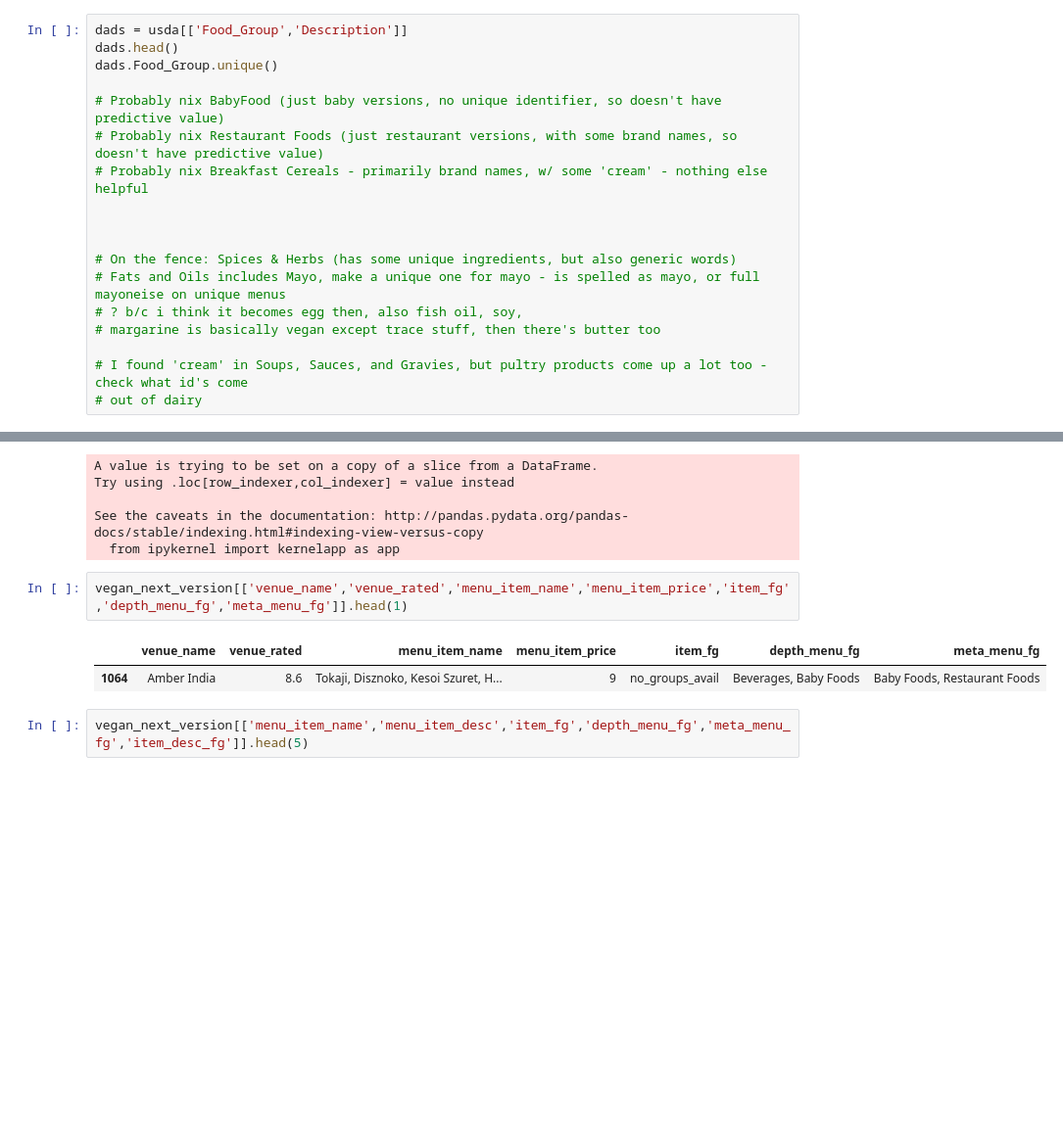
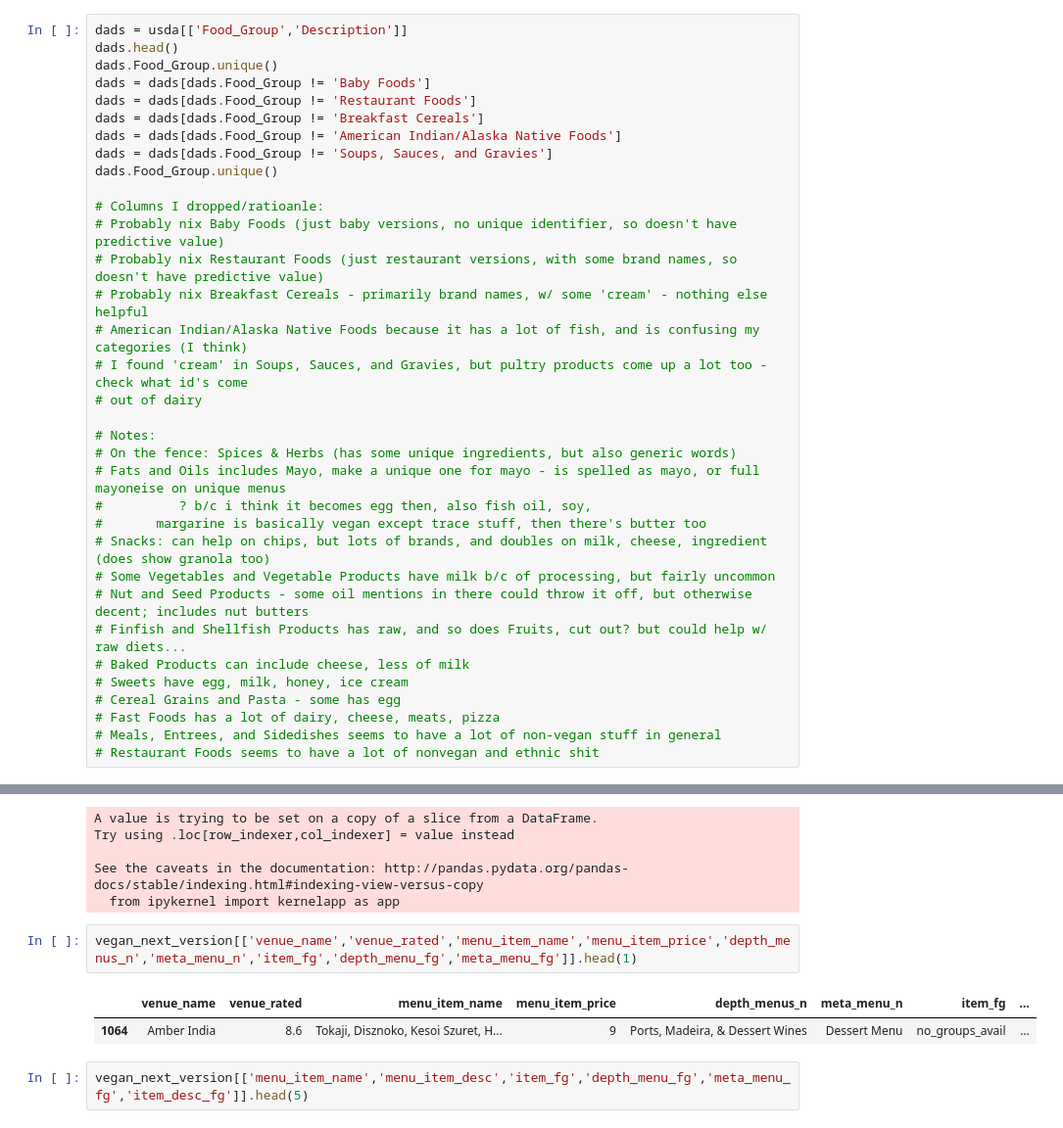
Before and after one commit to AnotherGuitar/DSI-SF-4-anotherguitar, a Jupyter notebook: projects/Capstone Stuff/Setup and Model.ipynb, the cells around one changed output, grey strips where cells are left out. Shown at 98% size. Saved outputs shown, nothing was run; the diff lists cells and outputs as text; blank space fills up the shorter version.

```diff
--- a/projects/Capstone Stuff/Setup and Model.ipynb
+++ b/projects/Capstone Stuff/Setup and Model.ipynb
@@ -72,18 +72,34 @@ usda.head()
 dads = usda[['Food_Group','Description']]
 dads.head()
 dads.Food_Group.unique()
+dads = dads[dads.Food_Group != 'Baby Foods']
+dads = dads[dads.Food_Group != 'Restaurant Foods']
+dads = dads[dads.Food_Group != 'Breakfast Cereals']
+dads = dads[dads.Food_Group != 'American Indian/Alaska Native Foods']
+dads = dads[dads.Food_Group != 'Soups, Sauces, and Gravies']
+dads.Food_Group.unique()
 
-# Probably nix BabyFood (just baby versions, no unique identifier, so doesn't have predictive value)
+# Columns I dropped/ratioanle:
+# Probably nix Baby Foods (just baby versions, no unique identifier, so doesn't have predictive value)
 # Probably nix Restaurant Foods (just restaurant versions, with some brand names, so doesn't have predictive value)
 # Probably nix Breakfast Cereals - primarily brand names, w/ some 'cream' - nothing else helpful
+# American Indian/Alaska Native Foods because it has a lot of fish, and is confusing my categories (I think)
+# I found 'cream' in Soups, Sauces, and Gravies, but pultry products come up a lot too - check what id's come
+# out of dairy
 
-
-
+# Notes:
 # On the fence: Spices & Herbs (has some unique ingredients, but also generic words)
 # Fats and Oils includes Mayo, make a unique one for mayo - is spelled as mayo, or full mayoneise on unique menus
-# ? b/c i think it becomes egg then, also fish oil, soy,
-# margarine is basically vegan except trace stuff, then there's butter too
-
-# I found 'cream' in Soups, Sauces, and Gravies, but pultry products come up a lot too - check what id's come
-# out of dairy
+#          ? b/c i think it becomes egg then, also fish oil, soy,
+#       margarine is basically vegan except trace stuff, then there's butter too
+# Snacks: can help on chips, but lots of brands, and doubles on milk, cheese, ingredient (does show granola too)
+# Some Vegetables and Vegetable Products have milk b/c of processing, but fairly uncommon
+# Nut and Seed Products - some oil mentions in there could throw it off, but otherwise decent; includes nut butters
+# Finfish and Shellfish Products has raw, and so does Fruits, cut out? but could help w/ raw diets...
+# Baked Products can include cheese, less of milk
+# Sweets have egg, milk, honey, ice cream
+# Cereal Grains and Pasta - some has egg
+# Fast Foods has a lot of dairy, cheese, meats, pizza
+# Meals, Entrees, and Sidedishes seems to have a lot of non-vegan stuff in general
+# Restaurant Foods seems to have a lot of nonvegan and ethnic shit
 # %% [output]
@@ -209,10 +227,10 @@ Try using .loc[row_indexer,col_indexer] = value instead
 See the caveats in the documentation: http://pandas.pydata.org/pandas-docs/stable/indexing.html#indexing-view-versus-copy
   from ipykernel import kernelapp as app
 # %%
-vegan_next_version[['venue_name','venue_rated','menu_item_name','menu_item_price','item_fg','depth_menu_fg','meta_menu_fg']].head(1)
+vegan_next_version[['venue_name','venue_rated','menu_item_name','menu_item_price','depth_menus_n','meta_menu_n','item_fg','depth_menu_fg','meta_menu_fg']].head(1)
 # %% [output]
-|  | venue_name | venue_rated | menu_item_name | menu_item_price | item_fg | depth_menu_fg | meta_menu_fg |
-| 1064 | Amber India | 8.6 | Tokaji, Disznoko, Kesoi Szuret, H... | 9 | no_groups_avail | Beverages, Baby Foods | Baby Foods, Restaurant Foods |
+|  | venue_name | venue_rated | menu_item_name | menu_item_price | depth_menus_n | meta_menu_n | item_fg | ... |
+| 1064 | Amber India | 8.6 | Tokaji, Disznoko, Kesoi Szuret, H... | 9 | Ports, Madeira, & Dessert Wines | Dessert Menu | no_groups_avail | ... |
 # %%
 vegan_next_version[['menu_item_name','menu_item_desc','item_fg','depth_menu_fg','meta_menu_fg','item_desc_fg']].head(5)
 # %% [output]
```
Also changed, not shown: parts of 2 cells of this notebook.
